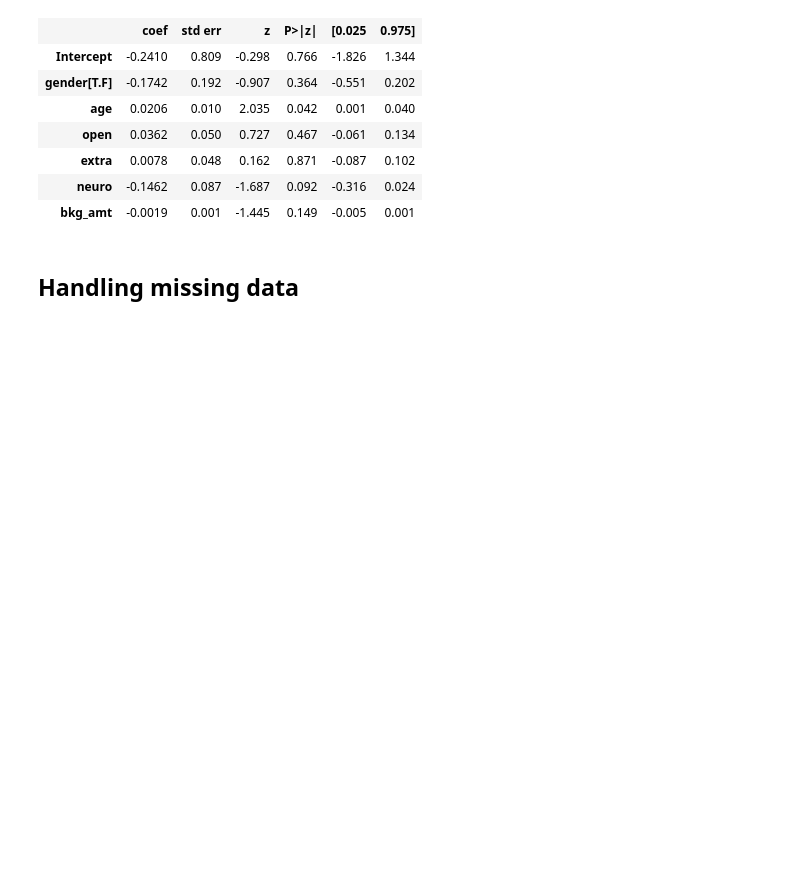
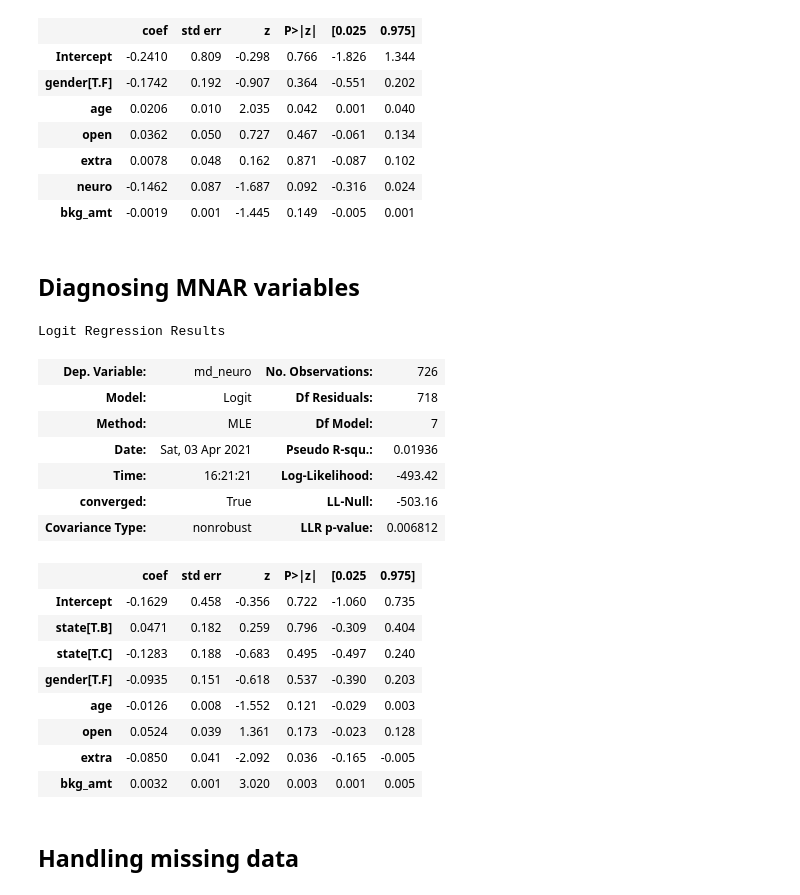
Before and after one commit to BuissonFlorent/BehavioralDataAnalysis, a Jupyter notebook: Chapter 6 - Handling missing data/ch06.ipynb, the cells around one changed output. Saved outputs shown, nothing was run; the diff lists cells and outputs as text; code cells hidden in the pictures; blank space fills up the shorter version.

```diff
--- a/Chapter 6 - Handling missing data/ch06.ipynb
+++ b/Chapter 6 - Handling missing data/ch06.ipynb
@@ -185,6 +181,33 @@ Logit Regression Results
 | extra | 0.0078 | 0.048 | 0.162 | 0.871 | -0.087 | 0.102 |
 | neuro | -0.1462 | 0.087 | -1.687 | 0.092 | -0.316 | 0.024 |
 | bkg_amt | -0.0019 | 0.001 | -1.445 | 0.149 | -0.005 | 0.001 |
+# %% [markdown]
+## Diagnosing MNAR variables
+# %%
+#Sources of missingness for neuroticism
+available_data_df['md_neuro'] = available_data_df['neuro'].isnull()\
+    .astype(float)
+md_neuro_mod =smf.logit('md_neuro~age+open+extra+state+gender+bkg_amt',
+                      data=available_data_df)
+md_neuro_mod.fit(disp=0).summary()
+# %% [output]
+Logit Regression Results
+| Dep. Variable: | md_neuro | No. Observations: | 726 |
+| Model: | Logit | Df Residuals: | 718 |
+| Method: | MLE | Df Model: | 7 |
+| Date: | Sat, 03 Apr 2021 | Pseudo R-squ.: | 0.01936 |
+| Time: | 16:21:21 | Log-Likelihood: | -493.42 |
+| converged: | True | LL-Null: | -503.16 |
+| Covariance Type: | nonrobust | LLR p-value: | 0.006812 |
+|  | coef | std err | z | P>|z| | [0.025 | 0.975] |
+| Intercept | -0.1629 | 0.458 | -0.356 | 0.722 | -1.060 | 0.735 |
+| state[T.B] | 0.0471 | 0.182 | 0.259 | 0.796 | -0.309 | 0.404 |
+| state[T.C] | -0.1283 | 0.188 | -0.683 | 0.495 | -0.497 | 0.240 |
+| gender[T.F] | -0.0935 | 0.151 | -0.618 | 0.537 | -0.390 | 0.203 |
+| age | -0.0126 | 0.008 | -1.552 | 0.121 | -0.029 | 0.003 |
+| open | 0.0524 | 0.039 | 1.361 | 0.173 | -0.023 | 0.128 |
+| extra | -0.0850 | 0.041 | -2.092 | 0.036 | -0.165 | -0.005 |
+| bkg_amt | 0.0032 | 0.001 | 3.020 | 0.003 | 0.001 | 0.005 |
 # %% [markdown]
 ## Handling missing data
 # %%
```
Also changed, not shown: parts of 4 cells of this notebook, 5 other files.
